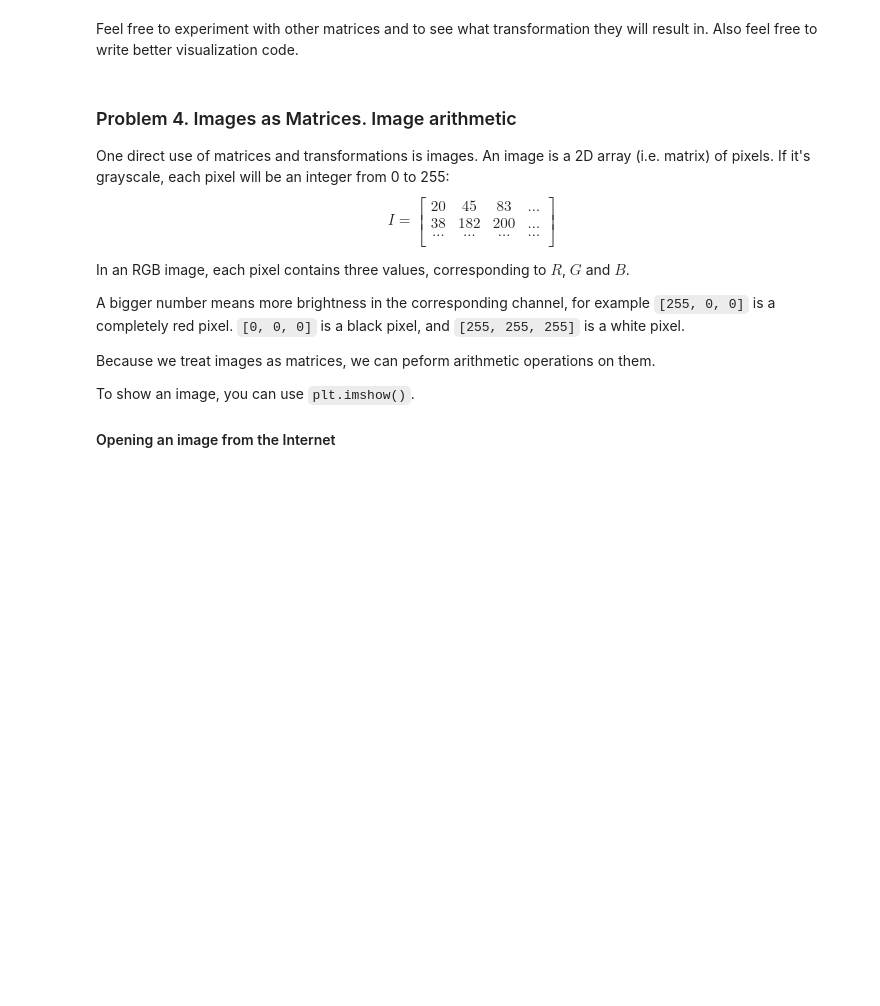
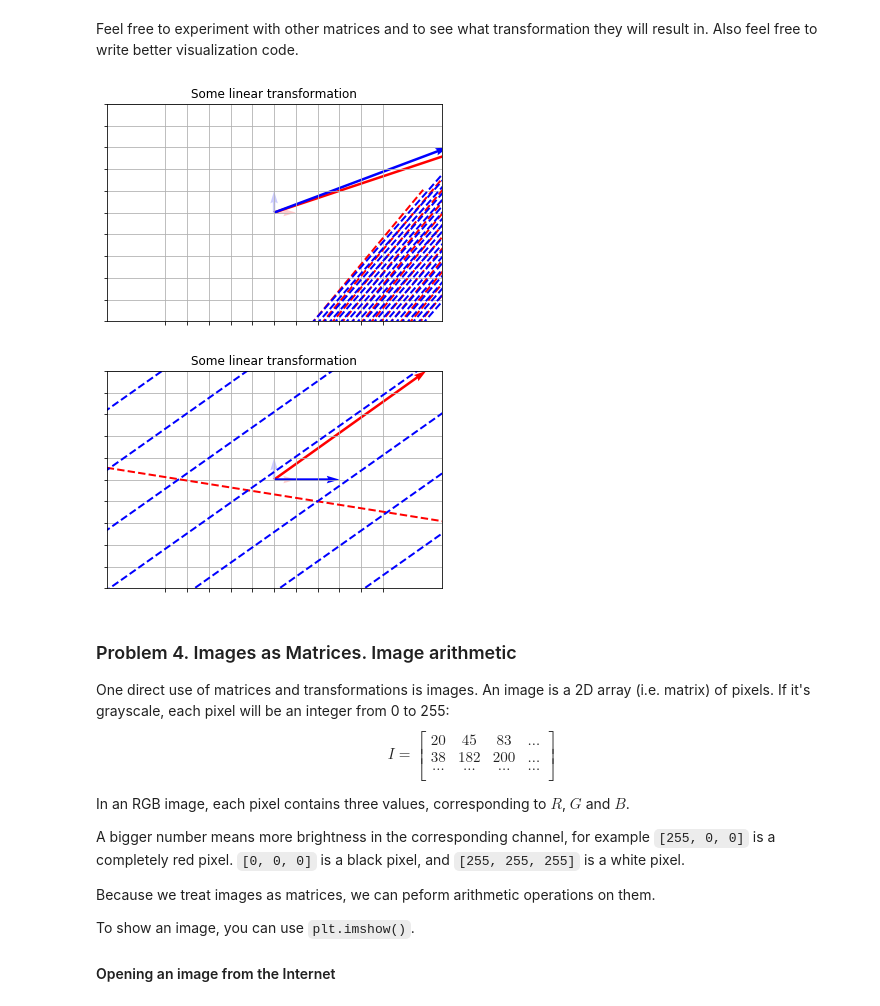
Before and after one commit to ls404/edu_SoftwareUniversity, a Jupyter notebook: 202002_Artiffical_intelligence/202002_math_concepts_for_devs/06. Linear-Algebra-Exercise/Linear Algebra Exercise.ipynb, the cells around one changed output. Drawn from its saved outputs; the diff is of its cells as text; code cells hidden in the pictures; blank space fills up the shorter version.

```diff
--- a/202002_Artiffical_intelligence/202002_math_concepts_for_devs/06. Linear-Algebra-Exercise/Linear Algebra Exercise.ipynb
+++ b/202002_Artiffical_intelligence/202002_math_concepts_for_devs/06. Linear-Algebra-Exercise/Linear Algebra Exercise.ipynb
@@ -319,3 +407,22 @@ Feel free to experiment with other matrices and to see what transformation they
+# %%
+# Write your code here
+
+matrix = [
+    [5,1,7],
+    [6,5,-2],
+    [0,1,1]
+]
+visualize_transformation(matrix, "Some linear transformation")
+
+matrix = [
+    [5,1,2],
+    [6,1,-1],
+    [-1,1,1]
+]
+visualize_transformation(matrix, "Some linear transformation")
+# %% [output]
+[figure, added]
+[figure, added]
 # %% [markdown]
 ### Problem 4. Images as Matrices. Image arithmetic
 One direct use of matrices and transformations is images. An image is a 2D array (i.e. matrix) of pixels. If it's grayscale, each pixel will be an integer from 0 to 255:
```
Also changed, not shown: parts of 24 cells of this notebook, 55 other files.
